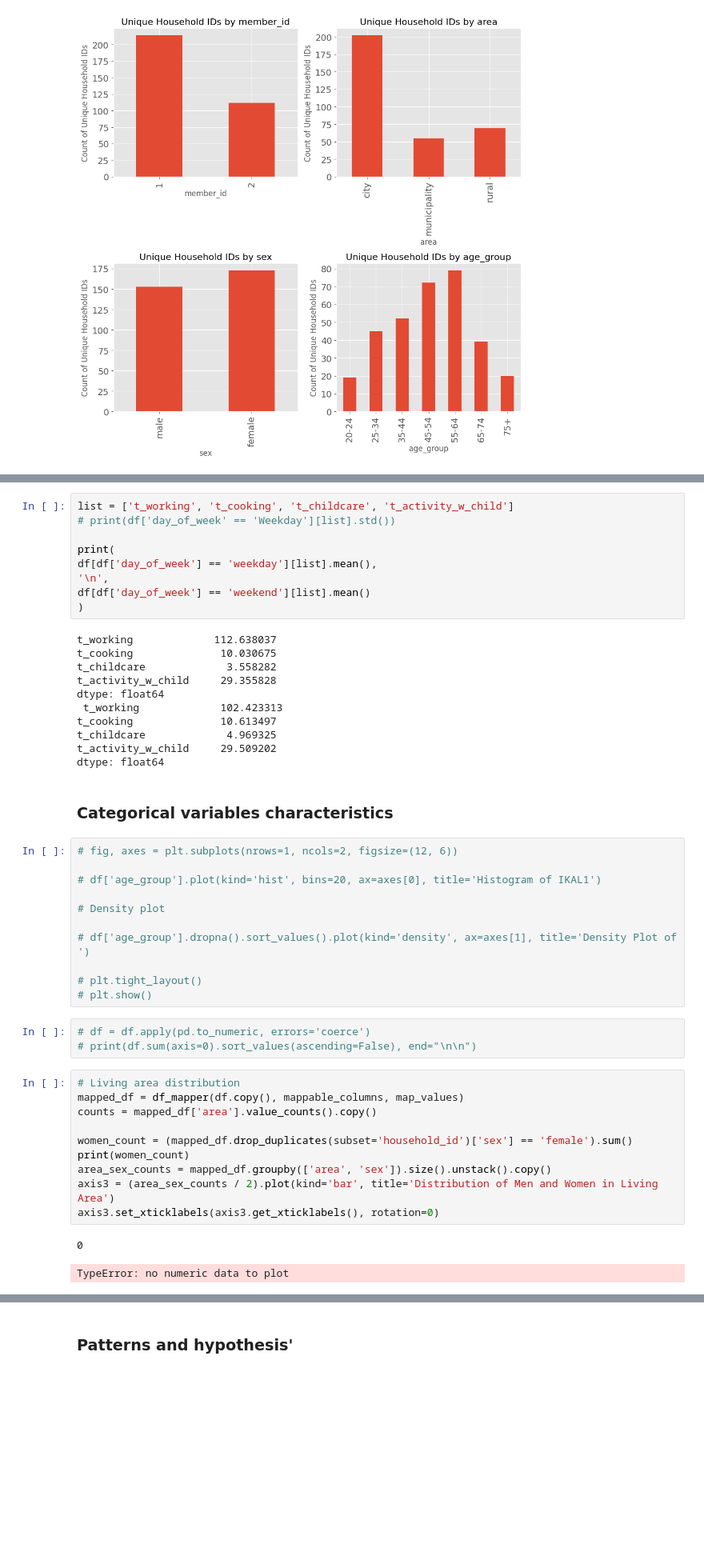
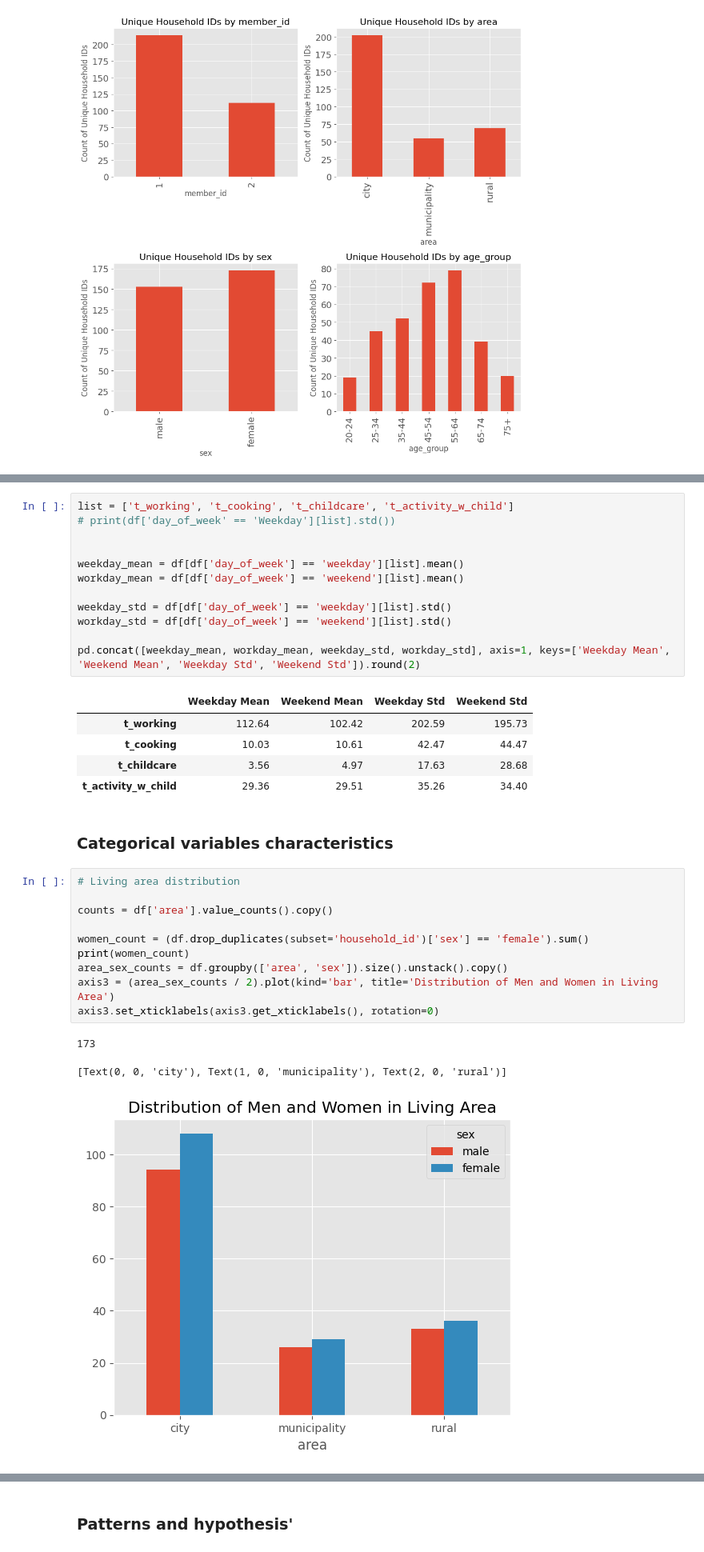
Before and after one commit to arttusamuel/statisical_data_analysis, a Jupyter notebook: stat-data-project/data-cleaning.ipynb, the cells around one changed output, grey strips where cells are left out. Shown: that part at 80% size. Drawn from its saved outputs; the diff is of its cells as text; blank space fills up the shorter version.

Commit message:
mean and deviation for numerical variables

```diff
--- a/stat-data-project/data-cleaning.ipynb
+++ b/stat-data-project/data-cleaning.ipynb
@@ -553,51 +539,36 @@ Mean median std deviation and frequencies
 list = ['t_working', 't_cooking', 't_childcare', 't_activity_w_child']
 # print(df['day_of_week' == 'Weekday'][list].std())
 
-print(
-df[df['day_of_week'] == 'weekday'][list].mean(),
-'\n',
-df[df['day_of_week'] == 'weekend'][list].mean()
-)
+
+weekday_mean = df[df['day_of_week'] == 'weekday'][list].mean()
+workday_mean = df[df['day_of_week'] == 'weekend'][list].mean()
+
+weekday_std = df[df['day_of_week'] == 'weekday'][list].std()
+workday_std = df[df['day_of_week'] == 'weekend'][list].std()
+
+pd.concat([weekday_mean, workday_mean, weekday_std, workday_std], axis=1, keys=['Weekday Mean', 'Weekend Mean', 'Weekday Std', 'Weekend Std']).round(2)
 # %% [output]
-t_working             112.638037
-t_cooking              10.030675
-t_childcare             3.558282
-t_activity_w_child     29.355828
-dtype: float64
- t_working             102.423313
-t_cooking              10.613497
-t_childcare             4.969325
-t_activity_w_child     29.509202
-dtype: float64
+|  | Weekday Mean | Weekend Mean | Weekday Std | Weekend Std |
+| t_working | 112.64 | 102.42 | 202.59 | 195.73 |
+| t_cooking | 10.03 | 10.61 | 42.47 | 44.47 |
+| t_childcare | 3.56 | 4.97 | 17.63 | 28.68 |
+| t_activity_w_child | 29.36 | 29.51 | 35.26 | 34.40 |
 # %% [markdown]
 ### Categorical variables characteristics
-# %%
-# fig, axes = plt.subplots(nrows=1, ncols=2, figsize=(12, 6))
-
-# df['age_group'].plot(kind='hist', bins=20, ax=axes[0], title='Histogram of IKAL1')
-
-# Density plot
-
-# df['age_group'].dropna().sort_values().plot(kind='density', ax=axes[1], title='Density Plot of ')
-
-# plt.tight_layout()
-# plt.show()
-# %%
-# df = df.apply(pd.to_numeric, errors='coerce')
-# print(df.sum(axis=0).sort_values(ascending=False), end="\n\n")
 # %%
 # Living area distribution
-mapped_df = df_mapper(df.copy(), mappable_columns, map_values)
-counts = mapped_df['area'].value_counts().copy()
 
-women_count = (mapped_df.drop_duplicates(subset='household_id')['sex'] == 'female').sum()
+counts = df['area'].value_counts().copy()
+
+women_count = (df.drop_duplicates(subset='household_id')['sex'] == 'female').sum()
 print(women_count)
-area_sex_counts = mapped_df.groupby(['area', 'sex']).size().unstack().copy()
+area_sex_counts = df.groupby(['area', 'sex']).size().unstack().copy()
 axis3 = (area_sex_counts / 2).plot(kind='bar', title='Distribution of Men and Women in Living Area')
 axis3.set_xticklabels(axis3.get_xticklabels(), rotation=0)
 # %% [output]
-0
+173
-TypeError: no numeric data to plot
+[Text(0, 0, 'city'), Text(1, 0, 'municipality'), Text(2, 0, 'rural')]
+[figure, added]
 # %%
 # Filter the dataframe to include only rows where Day_of_Week is 1
 df_workday = df[df['day_of_week'] == 2].copy()
```
Also changed, not shown: parts of 31 cells of this notebook.
